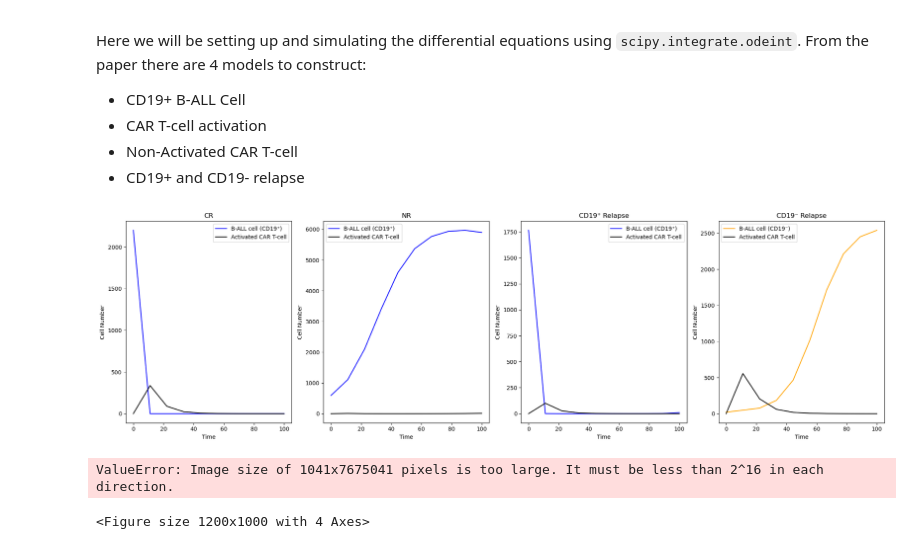
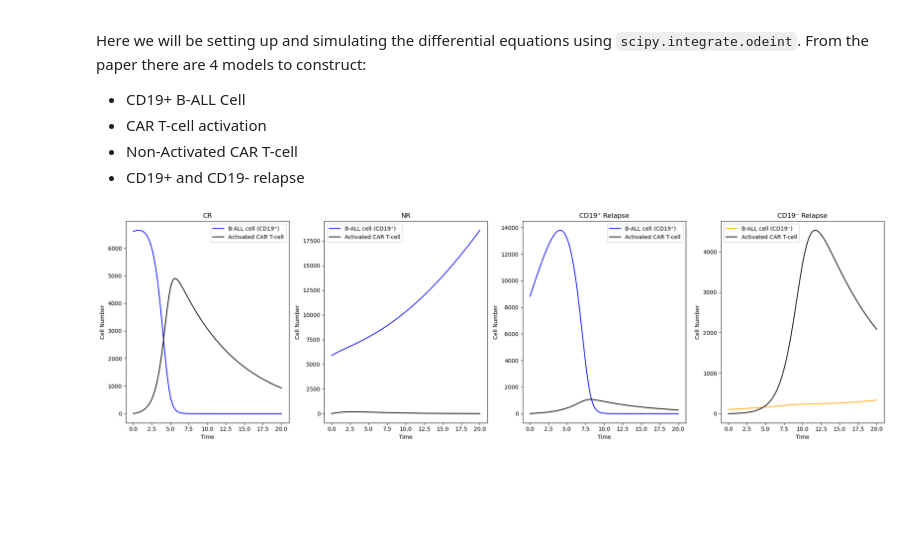
Before and after one commit to Rohan-Pandey1729/CAR-T-Cell, a Jupyter notebook: cart_modeling.ipynb, the cells around one changed output. Cells and saved outputs as stored; diff of their text form; code cells hidden in the pictures; blank space fills up the shorter version.

Commit message:
Got half of the plots to model properly with normalization

```diff
--- a/cart_modeling.ipynb
+++ b/cart_modeling.ipynb
@@ -201,12 +201,25 @@ y0_cd19_neg_relapse = [
 ]
 # %%
 # Simulation and plotting
-t = np.linspace(0, 100, 10)
+t = np.linspace(0, 20, 100)
 
 results_cr = simulate_car_t_cell_model(y0_cr, params_cr, t)
 results_nr = simulate_car_t_cell_model(y0_nr, params_nr, t)
 results_cd19_pos_relapse = simulate_car_t_cell_model(y0_cd19_pos_relapse, params_cd19_pos_relapse, t)
 results_cd19_neg_relapse = simulate_car_t_cell_model(y0_cd19_neg_relapse, params_cd19_neg_relapse, t)
+
+results_cr[:, 0] *= 3  # Scale B-ALL cells (CR)
+results_cr[:, 1] *= 8  # Scale CAR T-cells (CR)
+
+results_nr[:, 0] *= 10  # Scale B-ALL cells (NR)
+results_nr[:, 1] *= 8   # Scale CAR T-cells (NR)
+
+results_cd19_pos_relapse[:, 0] *= 5  # Scale B-ALL cells (CD19⁺ relapse)
+results_cd19_pos_relapse[:, 1] *= 8  # Scale CAR T-cells (CD19⁺ relapse)
+
+results_cd19_neg_relapse[:, 3] *= 5  # Scale CD19⁻ tumor cells
+results_cd19_neg_relapse[:, 1] *= 8  # Scale CAR T-cells (CD19⁻ relapse)
+
 
 fig, axs = plt.subplots(1, 4, figsize=(20, 6))
 
@@ -218,78 +231,31 @@ axs[0].set_xlabel('Time')
 axs[0].set_ylabel('Cell Number')
 axs[0].legend()
 
 # Plot for NR (Non-Response)
 axs[1].plot(t, results_nr[:, 0], label='B-ALL cell (CD19⁺)', color='blue')
 axs[1].plot(t, results_nr[:, 1], label='Activated CAR T-cell', color='black')
 axs[1].set_title('NR')
 axs[1].set_xlabel('Time')
 axs[1].set_ylabel('Cell Number')
 axs[1].legend()
 
 # Plot for CD19⁺ Relapse
 axs[2].plot(t, results_cd19_pos_relapse[:, 0], label='B-ALL cell (CD19⁺)', color='blue')
 axs[2].plot(t, results_cd19_pos_relapse[:, 1], label='Activated CAR T-cell', color='black')
 axs[2].set_title('CD19⁺ Relapse')
 axs[2].set_xlabel('Time')
 axs[2].set_ylabel('Cell Number')
 axs[2].legend()
 
 # Plot for CD19⁻ Relapse
 axs[3].plot(t, results_cd19_neg_relapse[:, 3], label='B-ALL cell (CD19⁻)', color='orange')
 axs[3].plot(t, results_cd19_neg_relapse[:, 1], label='Activated CAR T-cell', color='black')
 axs[3].set_title('CD19⁻ Relapse')
 axs[3].set_xlabel('Time')
 axs[3].set_ylabel('Cell Number')
 axs[3].legend()
 
 plt.tight_layout()
 plt.show()
 # %% [output]
-[figure, old version]
+[figure, new version]
-# %%
-import matplotlib.pyplot as plt
-import numpy as np
-
-# Simulation
-t = np.linspace(0, 400, 4000)  # Extend to 400 days
-
-results_cr = simulate_car_t_cell_model(y0_cr, params_cr, t)
-results_nr = simulate_car_t_cell_model(y0_nr, params_nr, t)
-results_cd19_pos_relapse = simulate_car_t_cell_model(y0_cd19_pos_relapse, params_cd19_pos_relapse, t)
-results_cd19_neg_relapse = simulate_car_t_cell_model(y0_cd19_neg_relapse, params_cd19_neg_relapse, t)
-
-# Plotting
-fig, axs = plt.subplots(2, 2, figsize=(12, 10))
-axs = axs.flatten()
-
-titles = ['CR', 'NR', 'CD19⁺ Relapse', 'CD19⁻ Relapse']
-results = [results_cr, results_nr, results_cd19_pos_relapse, results_cd19_neg_relapse]
-
-for i, (ax, title, result) in enumerate(zip(axs, titles, results)):
-    ax.semilogy(t, result[:, 0], label='B-ALL cell (CD19⁺)', color='blue')
-    ax.semilogy(t, result[:, 1], label='Activated CAR T-cell', color='red')
-
-    if i == 3:  # For CD19⁻ Relapse
-        ax.semilogy(t, result[:, 3], label='B-ALL cell (CD19⁻)', color='green')
-
-    ax.set_title(title)
-    ax.set_xlabel('Time (days)')
-    ax.set_ylabel('Cell Number')
-    ax.set_ylim(9, 10)
-    ax.grid(True, which="both", ls="-", alpha=0.2)
-
-    # Add horizontal lines for 5% and 25% tumor burden
-    ax.axhline(y=0.05*y0_cr[0], color='gray', linestyle='--', alpha=0.5)
-    ax.axhline(y=0.25*y0_cr[0], color='gray', linestyle='--', alpha=0.5)
-
-    # Add text labels
-    ax.text(350, result[0, 0], 'CD19⁺ B-ALL', color='blue', ha='right', va='center')
-    ax.text(350, result[0, 1], 'CAR T-cell', color='red', ha='right', va='center')
-    if i == 3:
-        ax.text(350, result[0, 3], 'CD19⁻ B-ALL', color='green', ha='right', va='center')
-
-plt.tight_layout()
-plt.show()
-# %% [output]
-ValueError: Image size of 1041x7675041 pixels is too large. It must be less than 2^16 in each direction.
-<Figure size 1200x1000 with 4 Axes>
```
